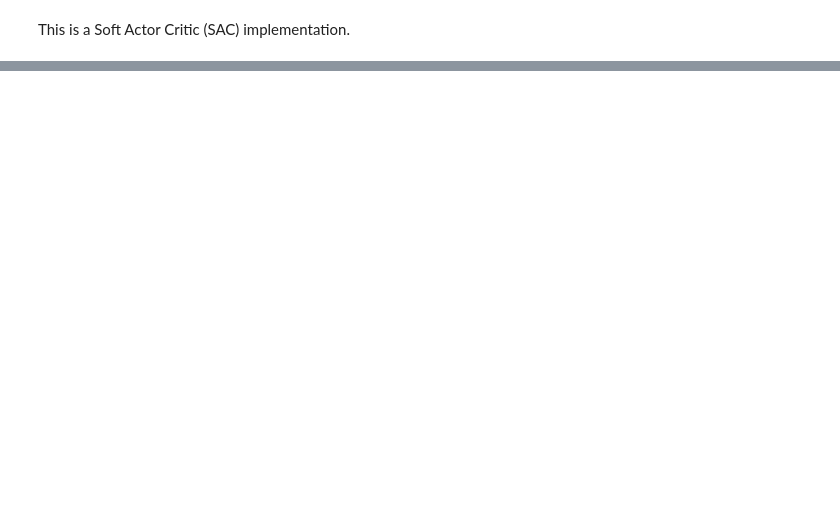
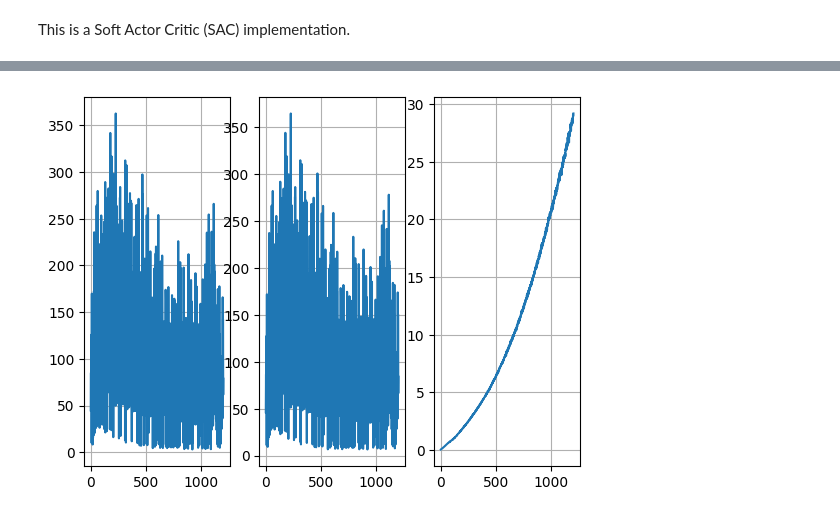
Before and after one commit to meraccos/rl_algorithms, a Jupyter notebook: sac/sac.ipynb, the cells around one changed output, grey strips where cells are left out. Drawn from its saved outputs; the diff is of its cells as text; code cells hidden in the pictures; blank space fills up the shorter version.

```diff
--- a/sac/sac.ipynb
+++ b/sac/sac.ipynb
@@ -229,0 +232,14 @@ target[:10], Q1(s, a)[:10]
+# %%
+x = 0
+plt.subplot(1,3,1)
+plt.plot(loss_q1_log[x:])
+plt.grid()
+plt.subplot(1,3,2)
+plt.plot(loss_q2_log[x:])
+plt.grid()
+plt.subplot(1,3,3)
+plt.plot(loss_a_log[x:])
+plt.grid()
+plt.show()
+# %% [output]
+[figure, added]
```
Also changed, not shown: parts of 10 cells of this notebook.
